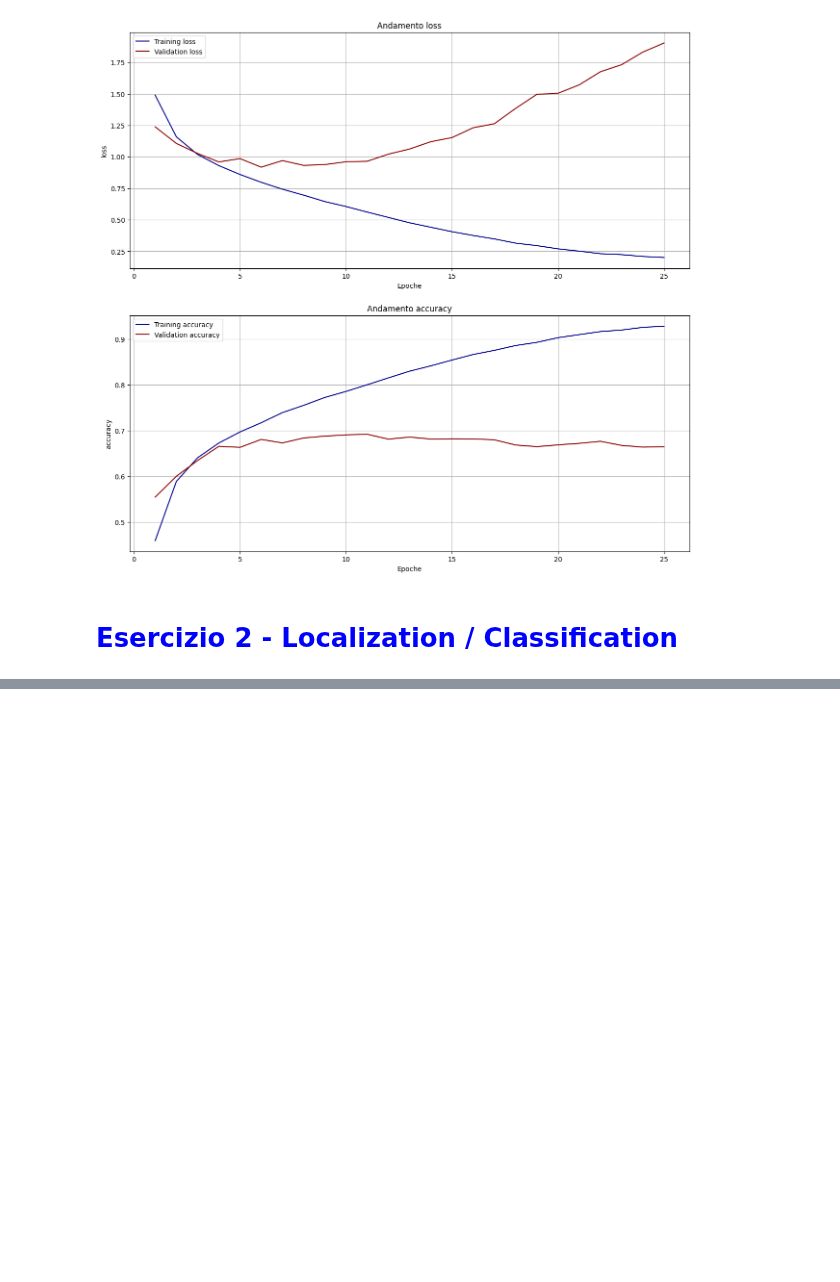
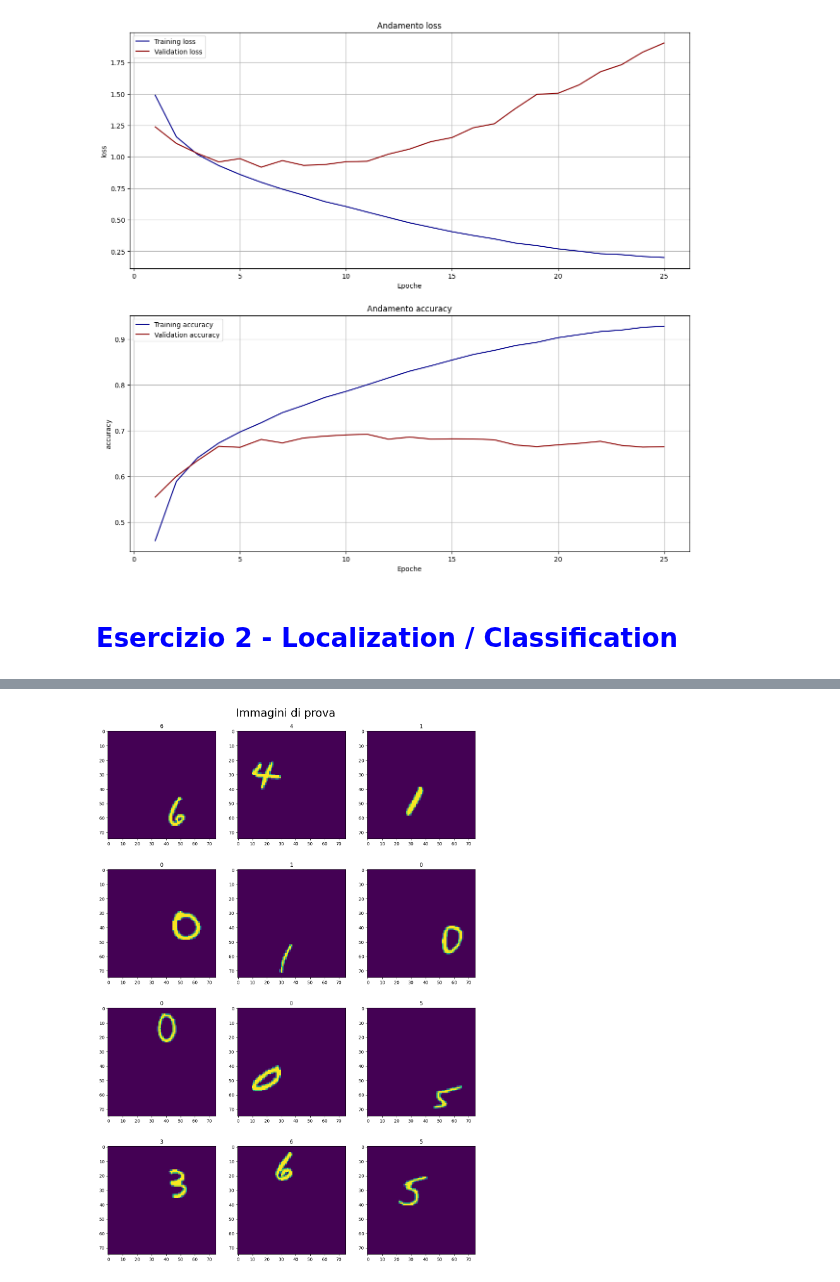
Before and after one commit to Negrini085/DeepLearning, a Jupyter notebook: Esercitazioni/lab_07.ipynb, the cells around one changed output, grey strips where cells are left out. Saved outputs shown, nothing was run; the diff lists cells and outputs as text; code cells hidden in the pictures; blank space fills up the shorter version.

```diff
--- a/Esercitazioni/lab_07.ipynb
+++ b/Esercitazioni/lab_07.ipynb
@@ -219,17 +231,0 @@ We provide images of 75x75 pixels containing MNIST digits in the data.tgz folder
-# %%
-# Carico i dati da file. Dato che sono file binari non è possibile utilizzare la funzione loadtxt, ma si deve
-# invece ripiegare sulla funzione load e basta. In particolare abbiamo sei file, che sono divisibili in tre categorie:
-#
-#       1 --> "training_images.npy" & "validation_images.npy" contengono le immagini
-#
-#       2 --> "training_labels.npy" & "validation_labels.npy" contengono le labels per ogni immagine
-#
-#       3 --> "training_boxes.npy" & "validation_boxes.npy" le quattro coordinate dei bounding box, ossia (xmin, ymin, xmax, ymax)
-
-trImg = np.load("Dati/Esercitazione7/training_images.npy")
-trLab = np.load("Dati/Esercitazione7/training_labels.npy")
-trBox = np.load("Dati/Esercitazione7/training_boxes.npy")
-
-valImg = np.load("Dati/Esercitazione7/validation_images.npy")
-valLab = np.load("Dati/Esercitazione7/validation_labels.npy")
-valBox = np.load("Dati/Esercitazione7/validation_boxes.npy")
@@ -237,0 +254,66 @@ FileNotFoundError: [Errno 2] No such file or directory: 'Dati/Esercitazione7/tra
+# %%
+def printImg(trImg, trLab):
+    # Funzione per stampare alcune immagini di prova del dataset
+    fig, ax = plt.subplots(4, 3, figsize = (15, 20))
+    for i in range(0, 4):
+        for j in range(0, 3):
+            ax[i][j].imshow(trImg[50*i+10*j])
+            ax[i][j].set_title(np.argmax(np.array(trLab[50*i+10*j, :])))
+
+    fig.suptitle("Immagini di prova", fontsize = 25)
+    plt.subplots_adjust(top=0.95)
+    plt.show()
+
+def printImgBB(trImg, trLab, trBox):
+    # Funzione per stampare alcune immagini di prova del dataset
+    fig, ax = plt.subplots(4, 3, figsize = (15, 20))
+    for i in range(0, 4):
+        for j in range(0, 3):
+            ax[i][j].imshow(trImg[50*i+10*j])
+            ax[i][j].set_title(np.argmax(np.array(trLab[50*i+10*j, :])))
+
+            # Aggiungo il rettangolo per evidenziare dove si trovi l'oggetto
+            width = trBox[50*i+10*j, 2] - trBox[50*i+10*j, 0]
+            height = trBox[50*i+10*j, 3] - trBox[50*i+10*j, 1]
+
+            rect = patches.Rectangle(
+                (75*trBox[50*i+10*j, 0], 75*trBox[50*i+10*j, 1]), 75*width, 75*height,
+                linewidth=2, edgecolor='red', facecolor='none'
+            )
+            ax[i][j].add_patch(rect)
+
+    fig.suptitle("Immagini di prova: visualizzazione BB", fontsize = 25)
+    plt.subplots_adjust(top=0.95)
+    plt.show()
+
+
+# Carico i dati da file. Dato che sono file binari non è possibile utilizzare la funzione loadtxt, ma si deve
+# invece ripiegare sulla funzione load e basta. In particolare abbiamo sei file, che sono divisibili in tre categorie:
+#
+#       1 --> "training_images.npy" & "validation_images.npy" contengono le immagini
+#
+#       2 --> "training_labels.npy" & "validation_labels.npy" contengono le labels per ogni immagine
+#
+#       3 --> "training_boxes.npy" & "validation_boxes.npy" le quattro coordinate dei bounding box, ossia (xmin, ymin, xmax, ymax)
+
+trImg = np.load("Dati/Esercitazione7/training_images.npy",  mmap_mode='r')
+trLab = np.load("Dati/Esercitazione7/training_labels.npy",  mmap_mode='r')
+trBox = np.load("Dati/Esercitazione7/training_boxes.npy",  mmap_mode='r')
+
+valImg = np.load("Dati/Esercitazione7/validation_images.npy",  mmap_mode='r')
+valLab = np.load("Dati/Esercitazione7/validation_labels.npy",  mmap_mode='r')
+valBox = np.load("Dati/Esercitazione7/validation_boxes.npy",  mmap_mode='r')
+
+# Studio la dimensione degli array creati mediante loading da file
+print("Dimensione training data:", trImg.shape)
+print("Dimensione training label:", trLab.shape)
+print("Dimensione training boxes:", trBox.shape)
+
+print("\nDimensione validation data:", valImg.shape)
+print("Dimensione validation label:", valLab.shape)
+print("Dimensione validation boxes:", valBox.shape)
+
+# Stampo a video esempi
+printImg(trImg, trLab)
+printImgBB(trImg, trLab, trBox)
+# %% [output]
@@ -237,0 +327 @@ FileNotFoundError: [Errno 2] No such file or directory: 'Dati/Esercitazione7/tra
+[figure, added]
```
Also changed, not shown: parts of 8 cells of this notebook.
